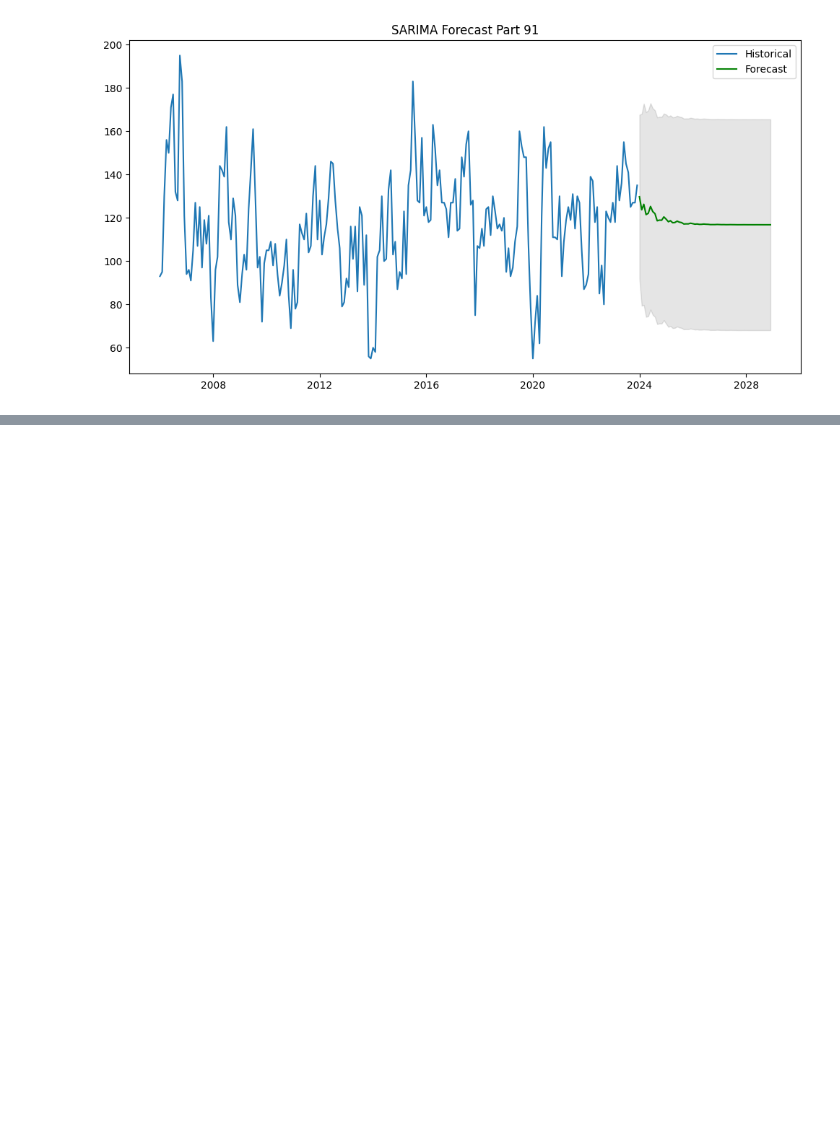
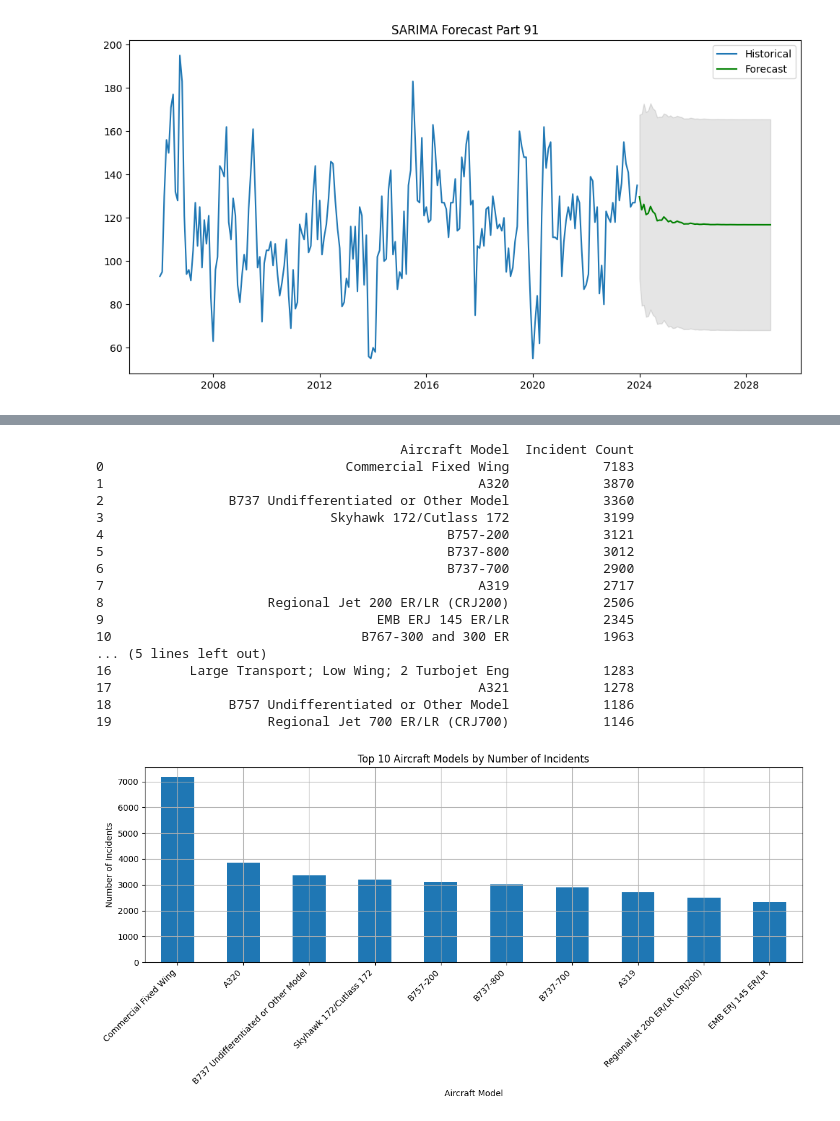
Before and after one commit to terryljh/aviation2, a Jupyter notebook: asrs linear model2.ipynb, the cells around one changed output, grey strips where cells are left out. Drawn from its saved outputs; the diff is of its cells as text; code cells hidden in the pictures; blank space fills up the shorter version.

```diff
--- a/asrs linear model2.ipynb
+++ b/asrs linear model2.ipynb
@@ -948,0 +972,42 @@ plt.show()
+# %%
+
+
+# Drop rows with missing aircraft model
+df_filtered = df_final.dropna(subset=["Make Model Name"])
+
+# Count number of incidents by aircraft model
+incident_counts = df_filtered["Make Model Name"].value_counts().reset_index()
+incident_counts.columns = ["Aircraft Model", "Incident Count"]
+
+# Show the top 20 aircraft models with the most incidents
+print(incident_counts.head(20))
+
+import matplotlib.pyplot as plt
+
+incident_counts.head(10).plot(kind='bar', x='Aircraft Model', y='Incident Count', figsize=(12,6), legend=False)
+plt.title('Top 10 Aircraft Models by Number of Incidents')
+plt.ylabel('Number of Incidents')
+plt.xlabel('Aircraft Model')
+plt.xticks(rotation=45, ha='right')
+plt.tight_layout()
+plt.grid(True)
+plt.show()
+# %% [output]
+                                       Aircraft Model  Incident Count
+0                               Commercial Fixed Wing            7183
+1                                                A320            3870
+2                B737 Undifferentiated or Other Model            3360
+3                             Skyhawk 172/Cutlass 172            3199
+4                                            B757-200            3121
+5                                            B737-800            3012
+6                                            B737-700            2900
+7                                                A319            2717
+8                     Regional Jet 200 ER/LR (CRJ200)            2506
+9                                   EMB ERJ 145 ER/LR            2345
+10                                B767-300 and 300 ER            1963
+... (5 lines left out)
+16          Large Transport; Low Wing; 2 Turbojet Eng            1283
+17                                               A321            1278
+18               B757 Undifferentiated or Other Model            1186
+19                    Regional Jet 700 ER/LR (CRJ700)            1146
+[figure, added]
```
Also changed, not shown: parts of 2 cells of this notebook.
